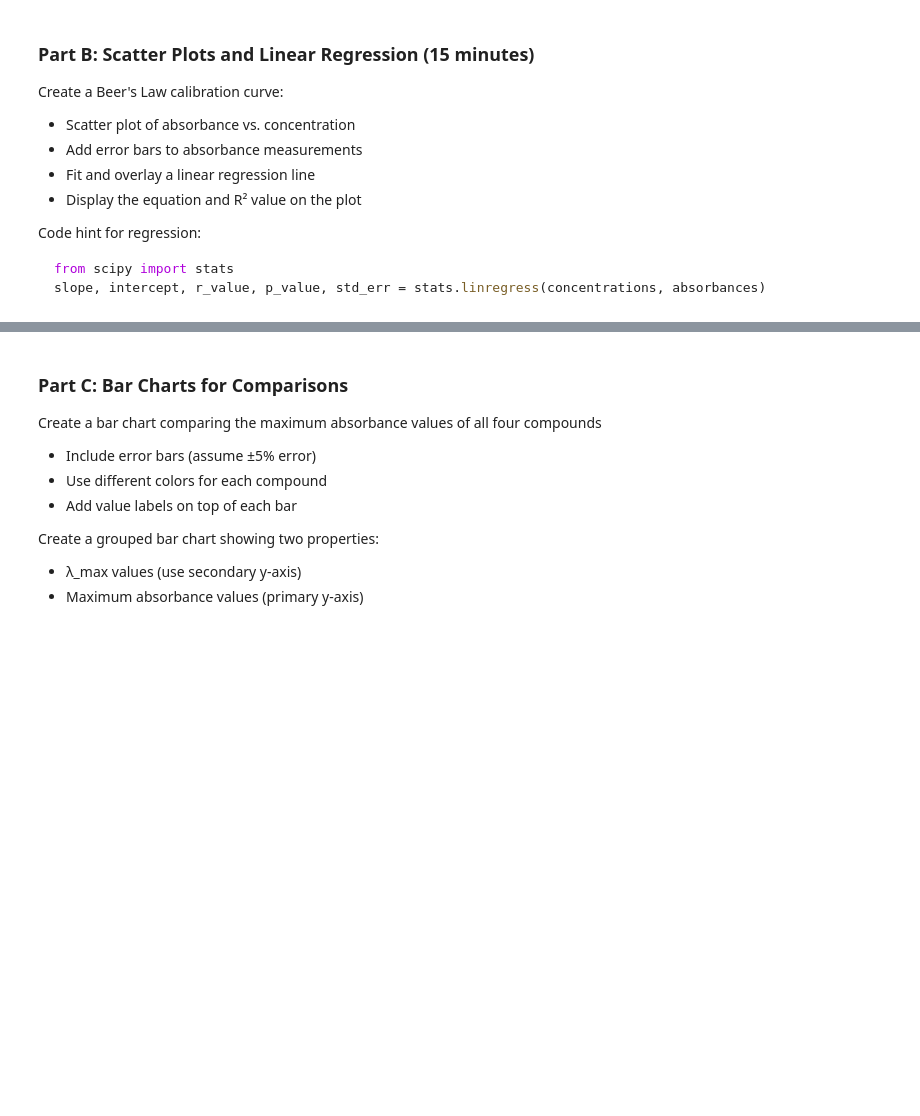
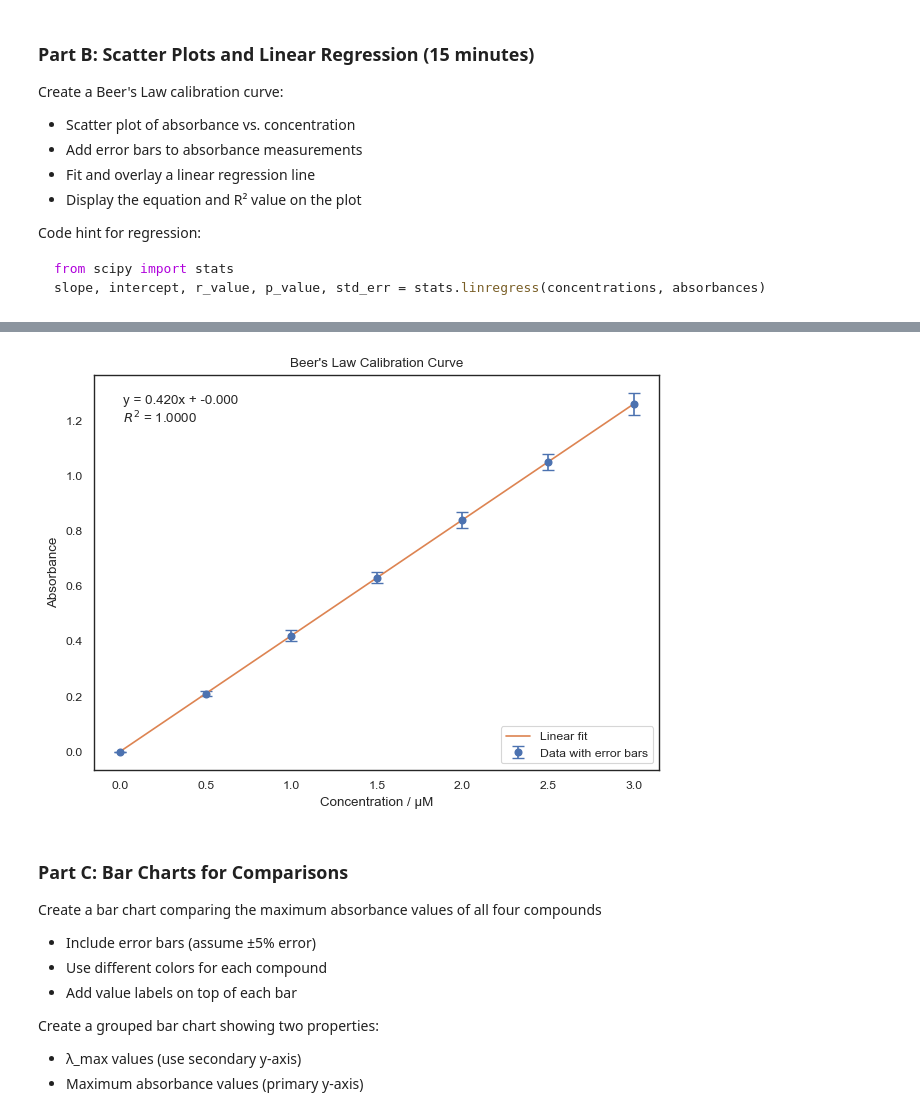
Before and after one commit to Hassan-Haydar/DSA103, a Jupyter notebook: LifeScienceData/lecture18/exercise linked to the lecture in another path/exercise_18.ipynb, the cells around one changed output, grey strips where cells are left out. Cells and saved outputs as stored; diff of their text form; code cells hidden in the pictures; blank space fills up the shorter version.

```diff
--- a/LifeScienceData/lecture18/exercise linked to the lecture in another path/exercise_18.ipynb
+++ b/LifeScienceData/lecture18/exercise linked to the lecture in another path/exercise_18.ipynb
@@ -407,3 +454,48 @@ ValueError: Length of list vectors must match length of `data` when both are use
+# %%
+import numpy as np
+import matplotlib.pyplot as plt
+from scipy import stats
+
+
+
+# --- Linear regression (Beer's Law) ---
+slope, intercept, r_value, p_value, std_err = stats.linregress(concentrations, absorbances)
+
+# Regression line for plotting
+conc_fit = np.linspace(concentrations.min(), concentrations.max(), 100)
+abs_fit = slope * conc_fit + intercept
+
+# --- Plot ---
+fig, ax = plt.subplots()
+
+# Scatter + error bars
+ax.errorbar(
+    concentrations,
+    absorbances,
+    yerr=abs_errors,
+    fmt='o',
+    capsize=4,
+    label='Data with error bars'
+)
+
+# Regression line
+ax.plot(conc_fit, abs_fit, label='Linear fit')
+
+# Labels and title
+ax.set_xlabel('Concentration / μM')
+ax.set_ylabel('Absorbance')
+ax.set_title("Beer's Law Calibration Curve")
+
+# Equation and R² text
+eq_text = f'y = {slope:.3f}x + {intercept:.3f}\n$R^2$ = {r_value**2:.4f}'
+ax.text(0.05, 0.95, eq_text, transform=ax.transAxes,
+        verticalalignment='top')
+
+ax.legend()
+plt.tight_layout()
+plt.show()
+# %% [output]
+[figure, added]
 # %% [markdown]
 ### Part C: Bar Charts for Comparisons
 
```
Also changed, not shown: parts of 7 cells of this notebook.
